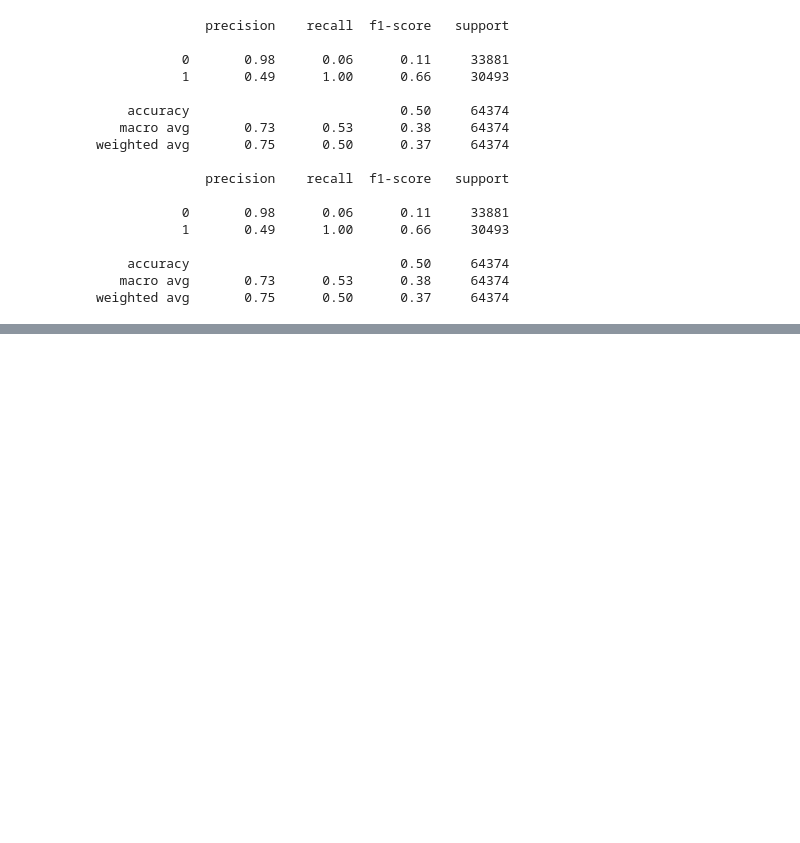
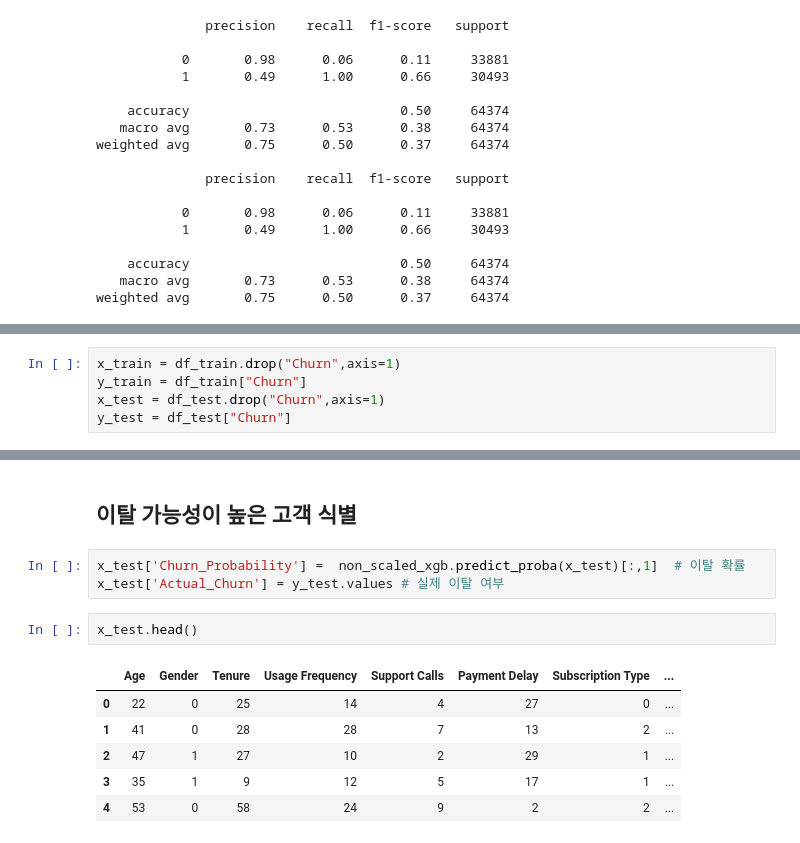
Before and after one commit to leekyuyoung-ai/AI, a Jupyter notebook: 2_5_앙상블.ipynb, the cells around one changed output, grey strips where cells are left out. Drawn from its saved outputs; the diff is of its cells as text; blank space fills up the shorter version.

```diff
--- a/2_5_앙상블.ipynb
+++ b/2_5_앙상블.ipynb
@@ -271,0 +277,5 @@ weighted avg       0.75      0.50      0.37     64374
+# %%
+x_train = df_train.drop("Churn",axis=1)
+y_train = df_train["Churn"]
+x_test = df_test.drop("Churn",axis=1)
+y_test = df_test["Churn"]
@@ -271,0 +343,14 @@ weighted avg       0.75      0.50      0.37     64374
+# %% [markdown]
+## 이탈 가능성이 높은 고객 식별
+# %%
+x_test['Churn_Probability'] =  non_scaled_xgb.predict_proba(x_test)[:,1]  # 이탈 확률
+x_test['Actual_Churn'] = y_test.values # 실제 이탈 여부
+# %%
+x_test.head()
+# %% [output]
+|  | Age | Gender | Tenure | Usage Frequency | Support Calls | Payment Delay | Subscription Type | ... |
+| 0 | 22 | 0 | 25 | 14 | 4 | 27 | 0 | ... |
+| 1 | 41 | 0 | 28 | 28 | 7 | 13 | 2 | ... |
+| 2 | 47 | 1 | 27 | 10 | 2 | 29 | 1 | ... |
+| 3 | 35 | 1 | 9 | 12 | 5 | 17 | 1 | ... |
+| 4 | 53 | 0 | 58 | 24 | 9 | 2 | 2 | ... |
```
Also changed, not shown: parts of 17 cells of this notebook.
